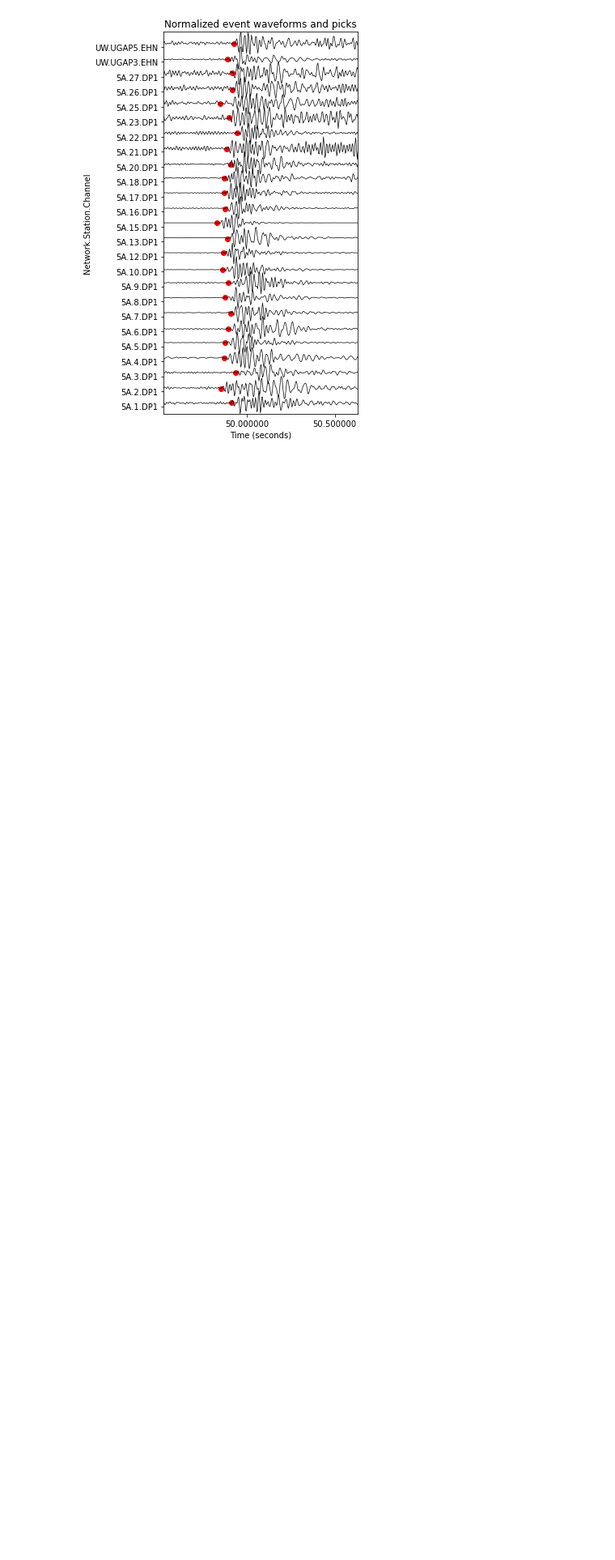
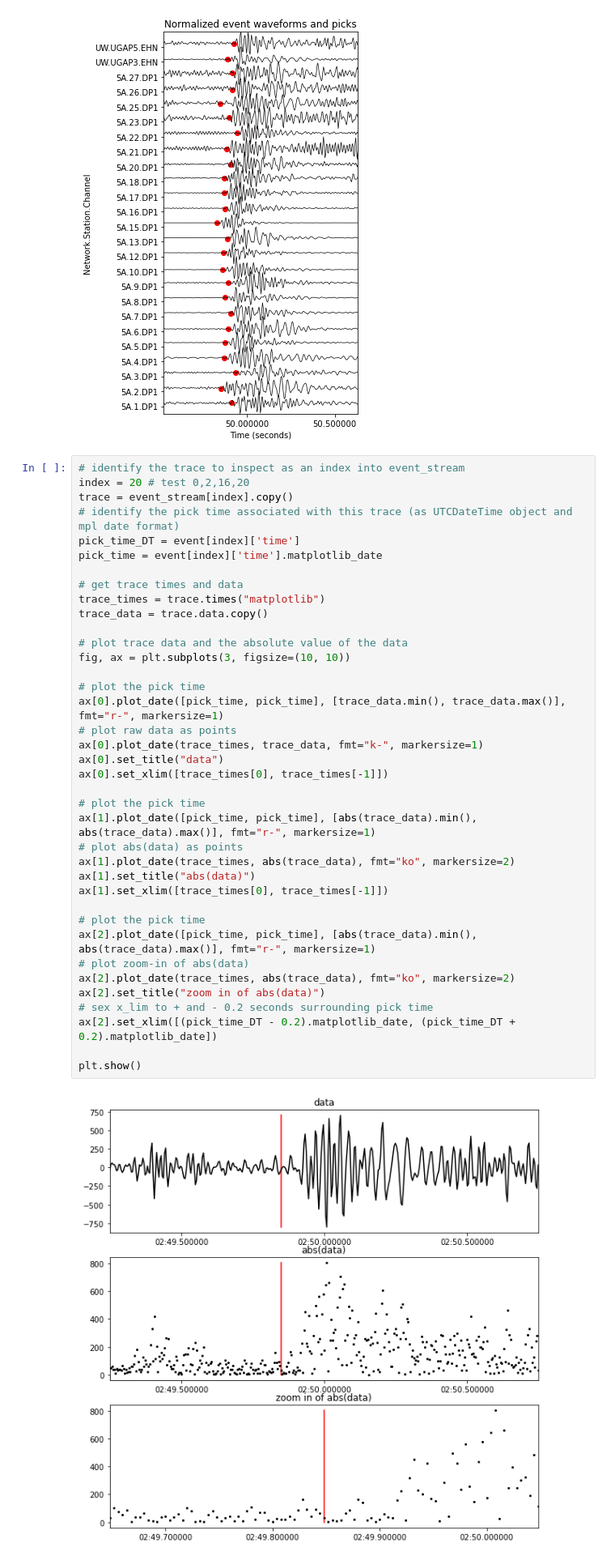
Before and after one commit to tjnewton/sigpig, a Jupyter notebook: examples/explore_Trace.ipynb, the cells around one changed output. Shown: that part at 81% size. Saved outputs shown, nothing was run; the diff lists cells and outputs as text; blank space fills up the shorter version.

Commit message:
add figure trace data

```diff
--- a/examples/explore_Trace.ipynb
+++ b/examples/explore_Trace.ipynb
@@ -130,3 +130,43 @@ fig.tight_layout()
 # fig.savefig(f"event_picks.png", dpi=200)
 # %% [output]
 [figure]
+# %%
+# identify the trace to inspect as an index into event_stream
+index = 20 # test 0,2,16,20
+trace = event_stream[index].copy()
+# identify the pick time associated with this trace (as UTCDateTime object and mpl date format)
+pick_time_DT = event[index]['time']
+pick_time = event[index]['time'].matplotlib_date
+
+# get trace times and data
+trace_times = trace.times("matplotlib")
+trace_data = trace.data.copy()
+
+# plot trace data and the absolute value of the data
+fig, ax = plt.subplots(3, figsize=(10, 10))
+
+# plot the pick time
+ax[0].plot_date([pick_time, pick_time], [trace_data.min(), trace_data.max()], fmt="r-", markersize=1)
+# plot raw data as points
+ax[0].plot_date(trace_times, trace_data, fmt="k-", markersize=1)
+ax[0].set_title("data")
+ax[0].set_xlim([trace_times[0], trace_times[-1]])
+
+# plot the pick time
+ax[1].plot_date([pick_time, pick_time], [abs(trace_data).min(), abs(trace_data).max()], fmt="r-", markersize=1)
+# plot abs(data) as points
+ax[1].plot_date(trace_times, abs(trace_data), fmt="ko", markersize=2)
+ax[1].set_title("abs(data)")
+ax[1].set_xlim([trace_times[0], trace_times[-1]])
+
+# plot the pick time
+ax[2].plot_date([pick_time, pick_time], [abs(trace_data).min(), abs(trace_data).max()], fmt="r-", markersize=1)
+# plot zoom-in of abs(data)
+ax[2].plot_date(trace_times, abs(trace_data), fmt="ko", markersize=2)
+ax[2].set_title("zoom in of abs(data)")
+# sex x_lim to + and - 0.2 seconds surrounding pick time
+ax[2].set_xlim([(pick_time_DT - 0.2).matplotlib_date, (pick_time_DT + 0.2).matplotlib_date])
+
+plt.show()
+# %% [output]
+[figure, added]
```
Also changed, not shown: parts of 1 cell of this notebook.
